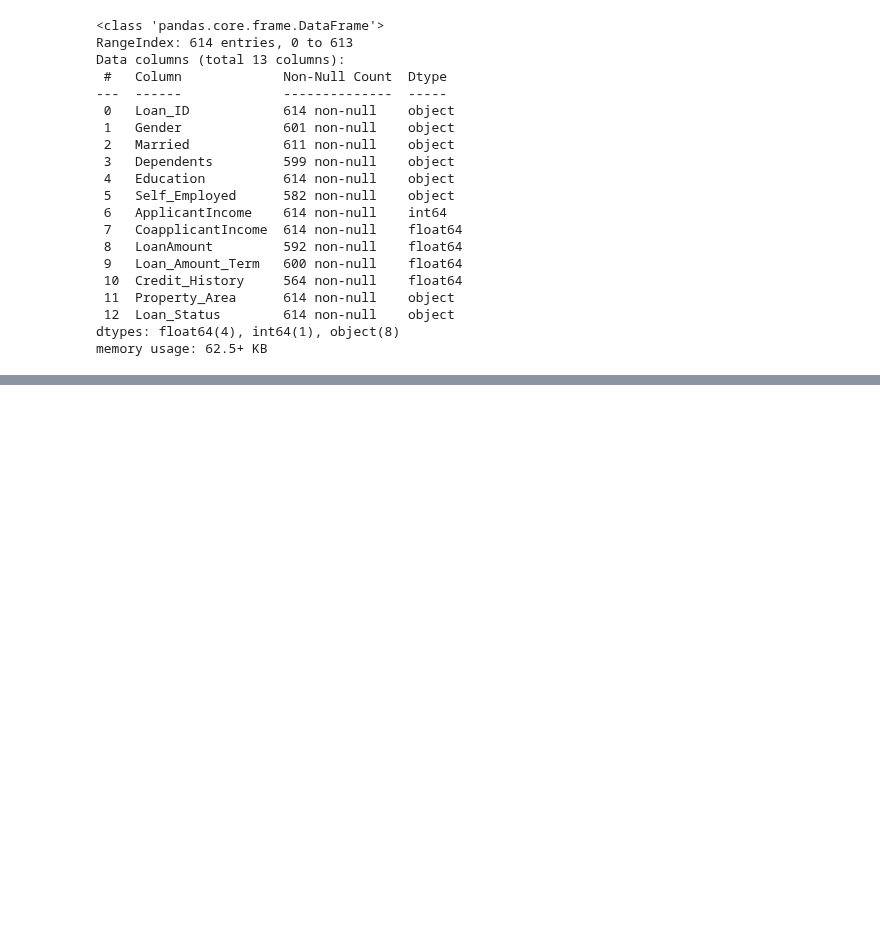
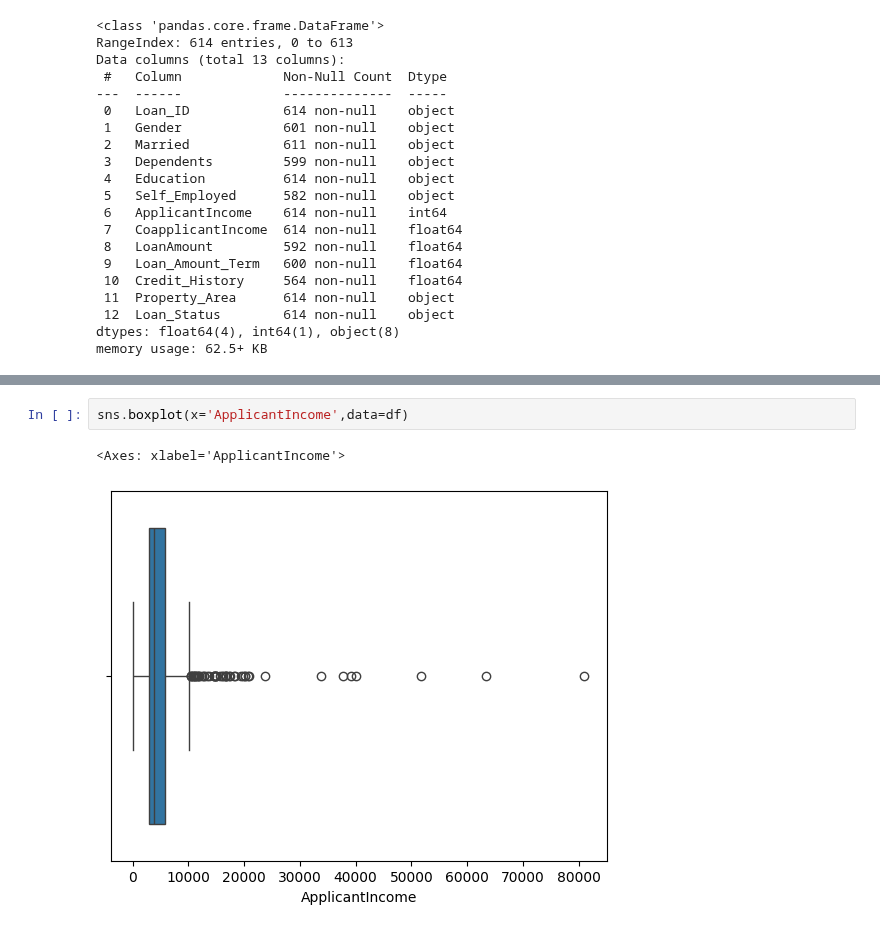
Before and after one commit to AnkitBhagat17/Data_Visualization, a Jupyter notebook: Machine_Learning.ipynb, the cells around one changed output, grey strips where cells are left out. Drawn from its saved outputs; the diff is of its cells as text; blank space fills up the shorter version.

```diff
--- a/Machine_Learning.ipynb
+++ b/Machine_Learning.ipynb
@@ -832,0 +838,5 @@ memory usage: 62.5+ KB
+# %%
+sns.boxplot(x='ApplicantIncome',data=df)
+# %% [output]
+<Axes: xlabel='ApplicantIncome'>
+[figure, added]
```
Also changed, not shown: parts of 1 cell of this notebook.
